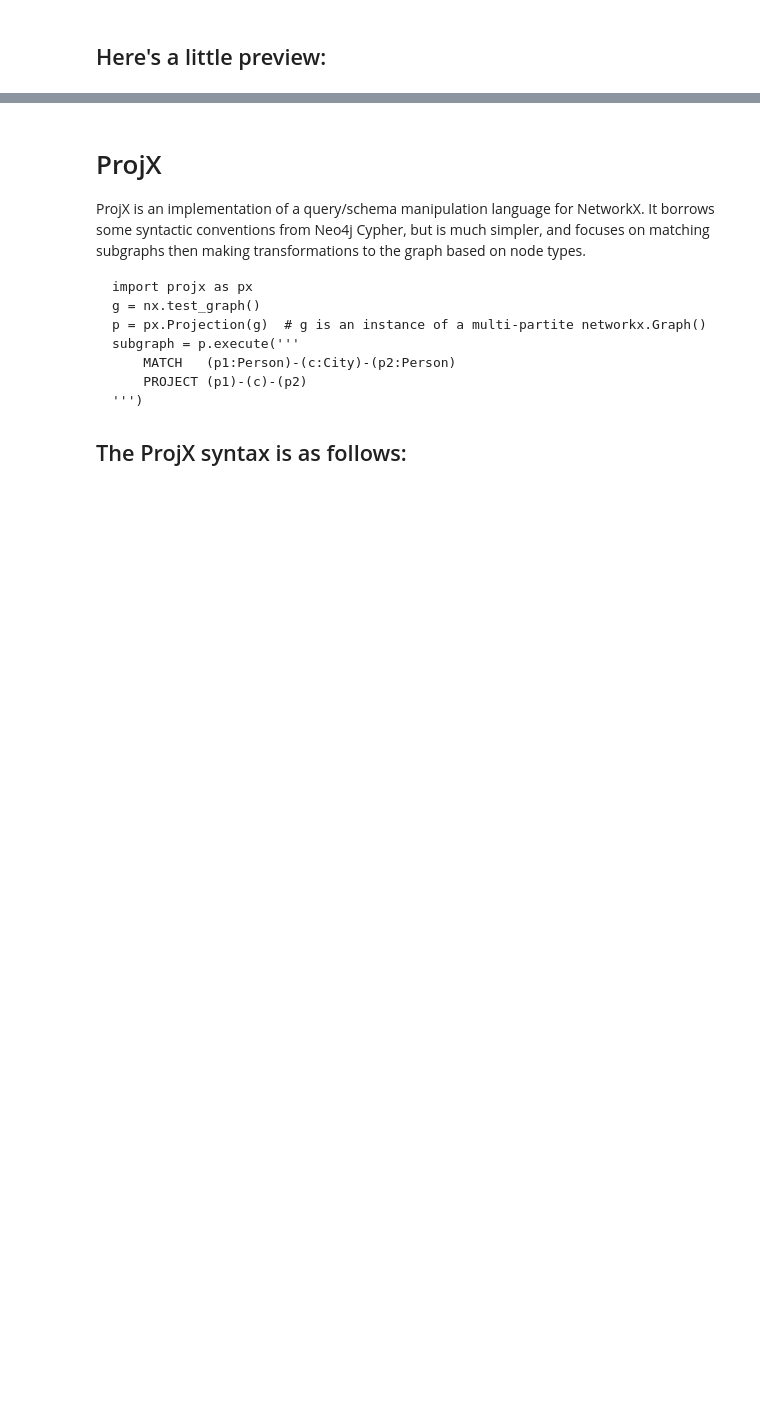
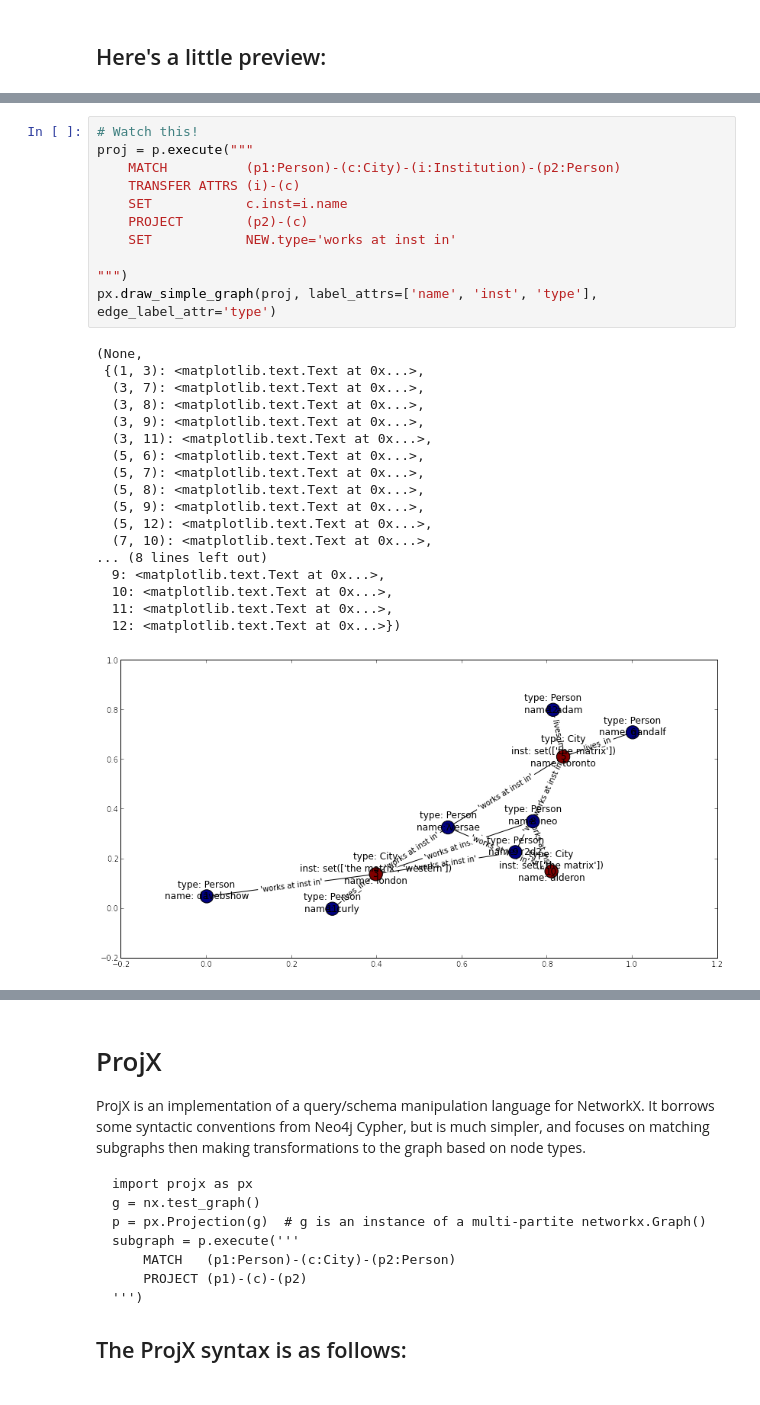
Before and after one commit to davebshow/projx, a Jupyter notebook: projx_demo.ipynb, the cells around one changed output, grey strips where cells are left out. Saved outputs shown, nothing was run; the diff lists cells and outputs as text; blank space fills up the shorter version.

```diff
--- a/projx_demo.ipynb
+++ b/projx_demo.ipynb
@@ -192 +165,31 @@ px.draw_simple_graph(proj, label_attrs=['name', 'status', 'city', 'type'], edge_
+# %%
+# Watch this!
+proj = p.execute("""
+    MATCH          (p1:Person)-(c:City)-(i:Institution)-(p2:Person)
+    TRANSFER ATTRS (i)-(c)
+    SET            c.inst=i.name
+    PROJECT        (p2)-(c)
+    SET            NEW.type='works at inst in'
+
+""")
+px.draw_simple_graph(proj, label_attrs=['name', 'inst', 'type'], edge_label_attr='type')
+# %% [output]
+(None,
+ {(1, 3): <matplotlib.text.Text at 0x...>,
+  (3, 7): <matplotlib.text.Text at 0x...>,
+  (3, 8): <matplotlib.text.Text at 0x...>,
+  (3, 9): <matplotlib.text.Text at 0x...>,
+  (3, 11): <matplotlib.text.Text at 0x...>,
+  (5, 6): <matplotlib.text.Text at 0x...>,
+  (5, 7): <matplotlib.text.Text at 0x...>,
+  (5, 8): <matplotlib.text.Text at 0x...>,
+  (5, 9): <matplotlib.text.Text at 0x...>,
+  (5, 12): <matplotlib.text.Text at 0x...>,
+  (7, 10): <matplotlib.text.Text at 0x...>,
+... (8 lines left out)
+  9: <matplotlib.text.Text at 0x...>,
+  10: <matplotlib.text.Text at 0x...>,
+  11: <matplotlib.text.Text at 0x...>,
+  12: <matplotlib.text.Text at 0x...>})
+[figure, added]
 # %%
```
Also changed, not shown: parts of 7 cells of this notebook, 1 other file.
